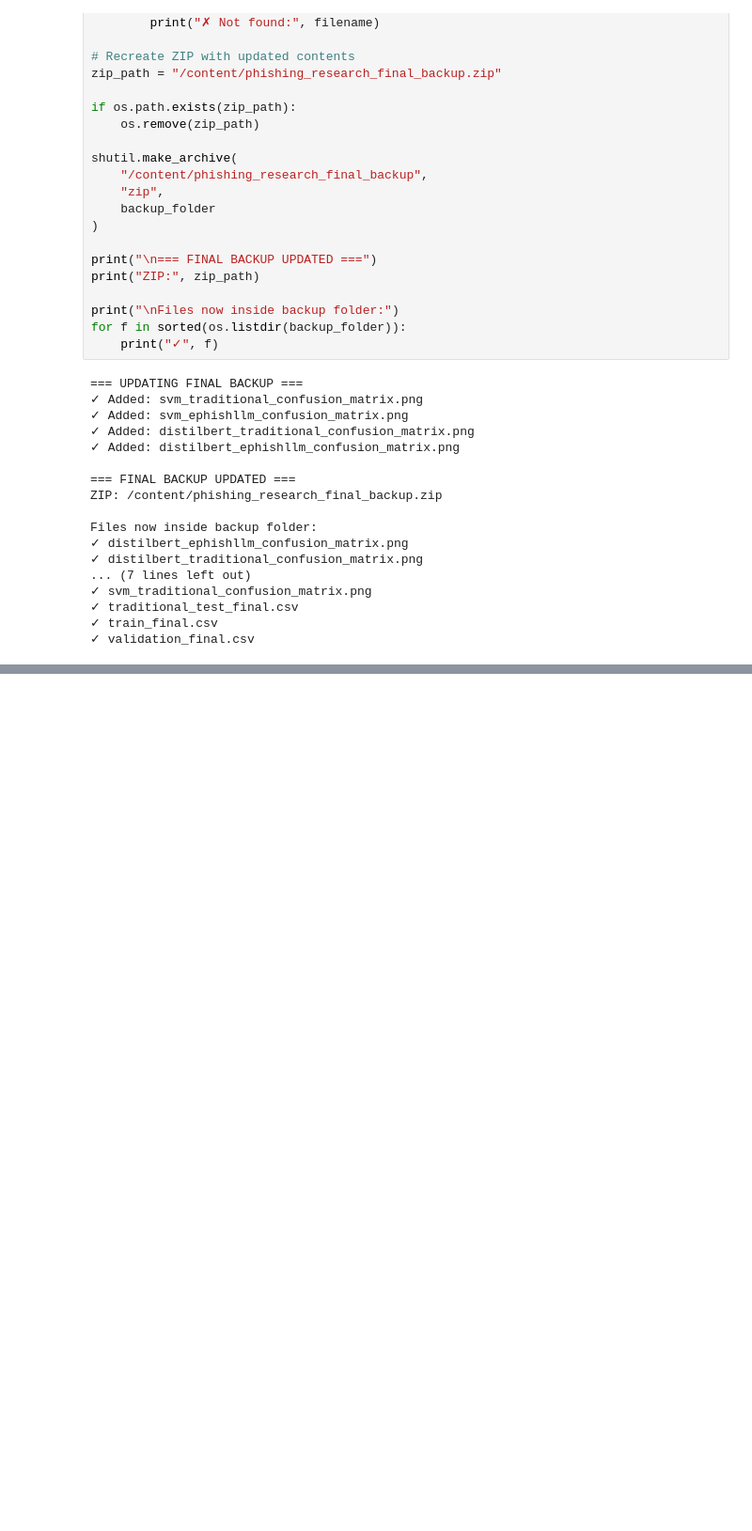
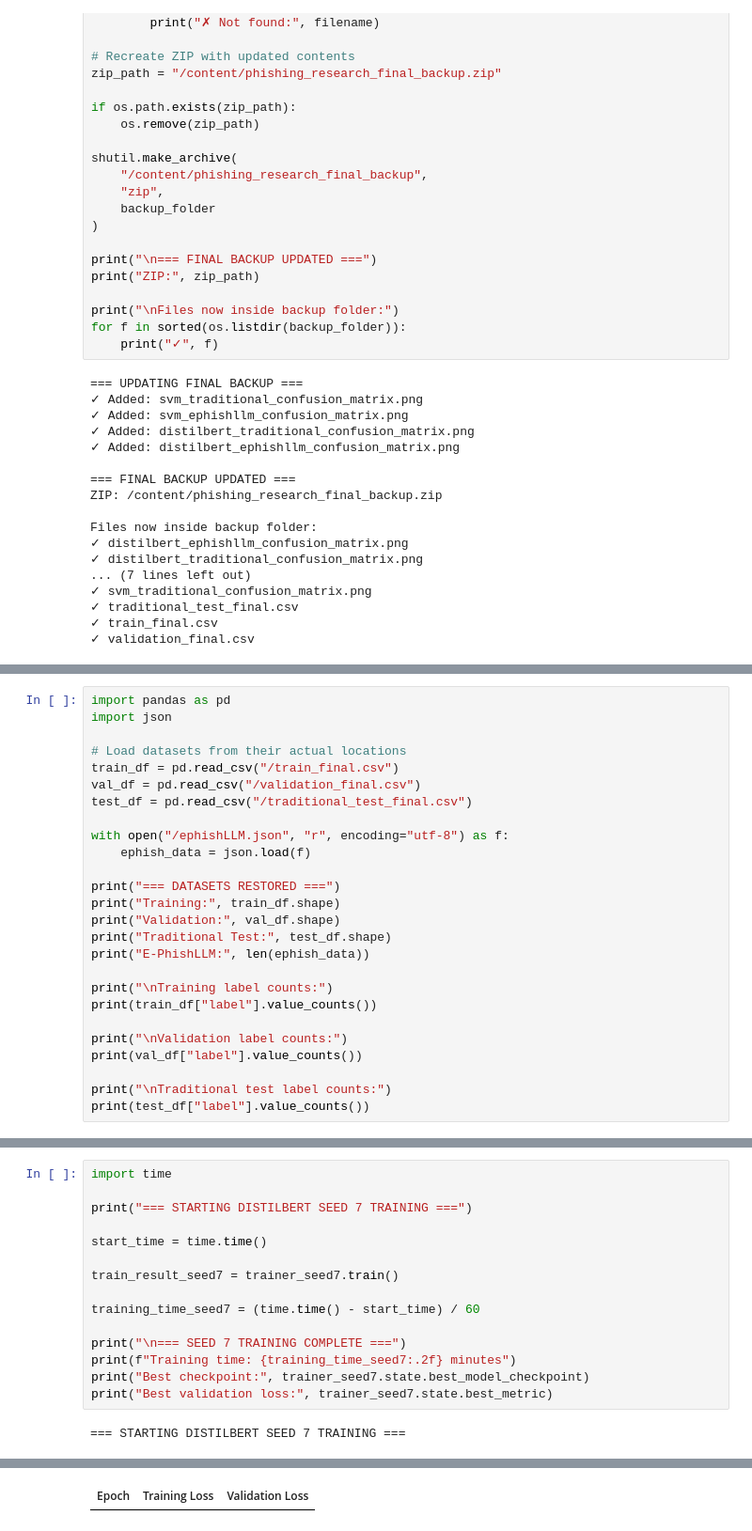
Before and after one commit to HabiburRahman002/AI-Phishing-Detection, a Jupyter notebook: AI_Phishing_Detection_Experiments.ipynb, the cells around one changed output, grey strips where cells are left out. Shown at 94% size. Saved outputs shown, nothing was run; the diff lists cells and outputs as text; blank space fills up the shorter version.

```diff
--- a/AI_Phishing_Detection_Experiments.ipynb
+++ b/AI_Phishing_Detection_Experiments.ipynb
@@ -4605,0 +5495,26 @@ files.download("/content/phishing_research_final_backup.zip")
+# %%
+import pandas as pd
+import json
+
+# Load datasets from their actual locations
+train_df = pd.read_csv("/train_final.csv")
+val_df = pd.read_csv("/validation_final.csv")
+test_df = pd.read_csv("/traditional_test_final.csv")
+
+with open("/ephishLLM.json", "r", encoding="utf-8") as f:
+    ephish_data = json.load(f)
+
+print("=== DATASETS RESTORED ===")
+print("Training:", train_df.shape)
+print("Validation:", val_df.shape)
+print("Traditional Test:", test_df.shape)
+print("E-PhishLLM:", len(ephish_data))
+
+print("\nTraining label counts:")
+print(train_df["label"].value_counts())
+
+print("\nValidation label counts:")
+print(val_df["label"].value_counts())
+
+print("\nTraditional test label counts:")
+print(test_df["label"].value_counts())
@@ -4605,0 +5806,17 @@ files.download("/content/phishing_research_final_backup.zip")
+# %%
+import time
+
+print("=== STARTING DISTILBERT SEED 7 TRAINING ===")
+
+start_time = time.time()
+
+train_result_seed7 = trainer_seed7.train()
+
+training_time_seed7 = (time.time() - start_time) / 60
+
+print("\n=== SEED 7 TRAINING COMPLETE ===")
+print(f"Training time: {training_time_seed7:.2f} minutes")
+print("Best checkpoint:", trainer_seed7.state.best_model_checkpoint)
+print("Best validation loss:", trainer_seed7.state.best_metric)
+# %% [output]
+=== STARTING DISTILBERT SEED 7 TRAINING ===
@@ -4605,0 +5824 @@ files.download("/content/phishing_research_final_backup.zip")
+| Epoch | Training Loss | Validation Loss |
```
Also changed, not shown: parts of 50 cells of this notebook.
